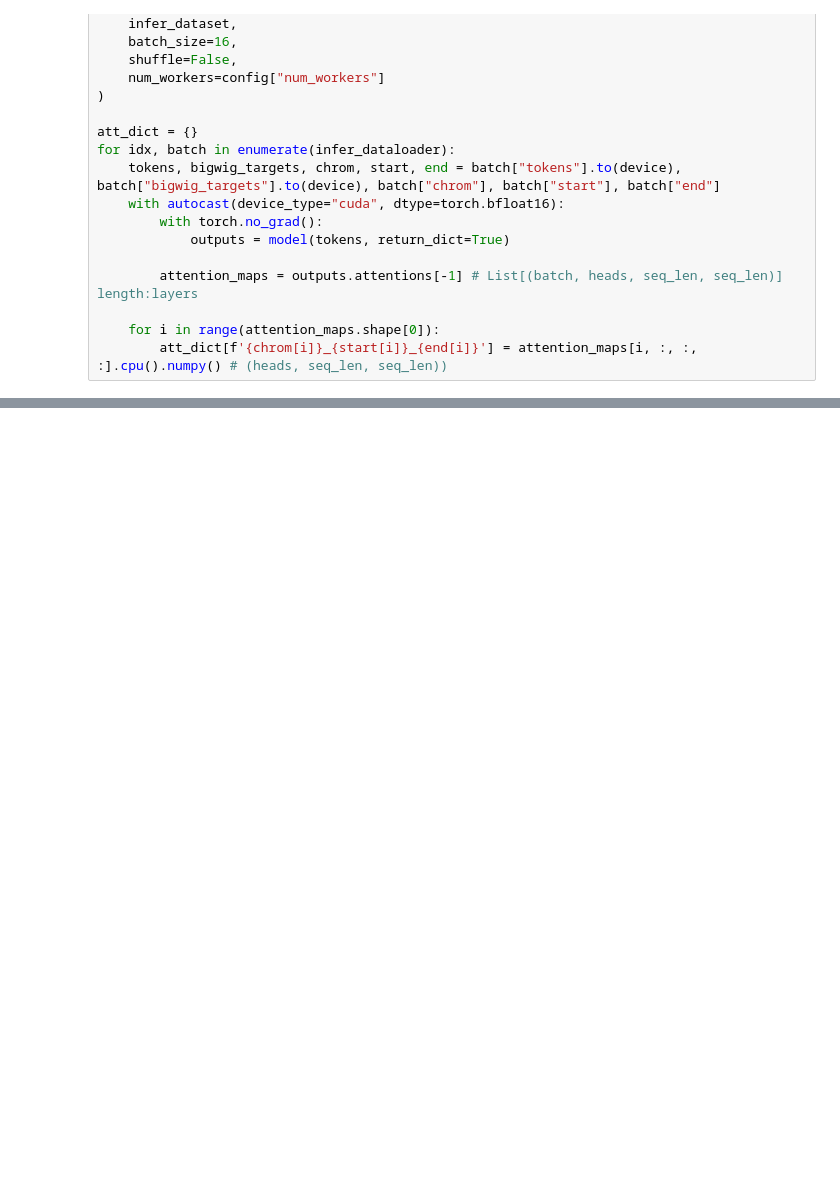
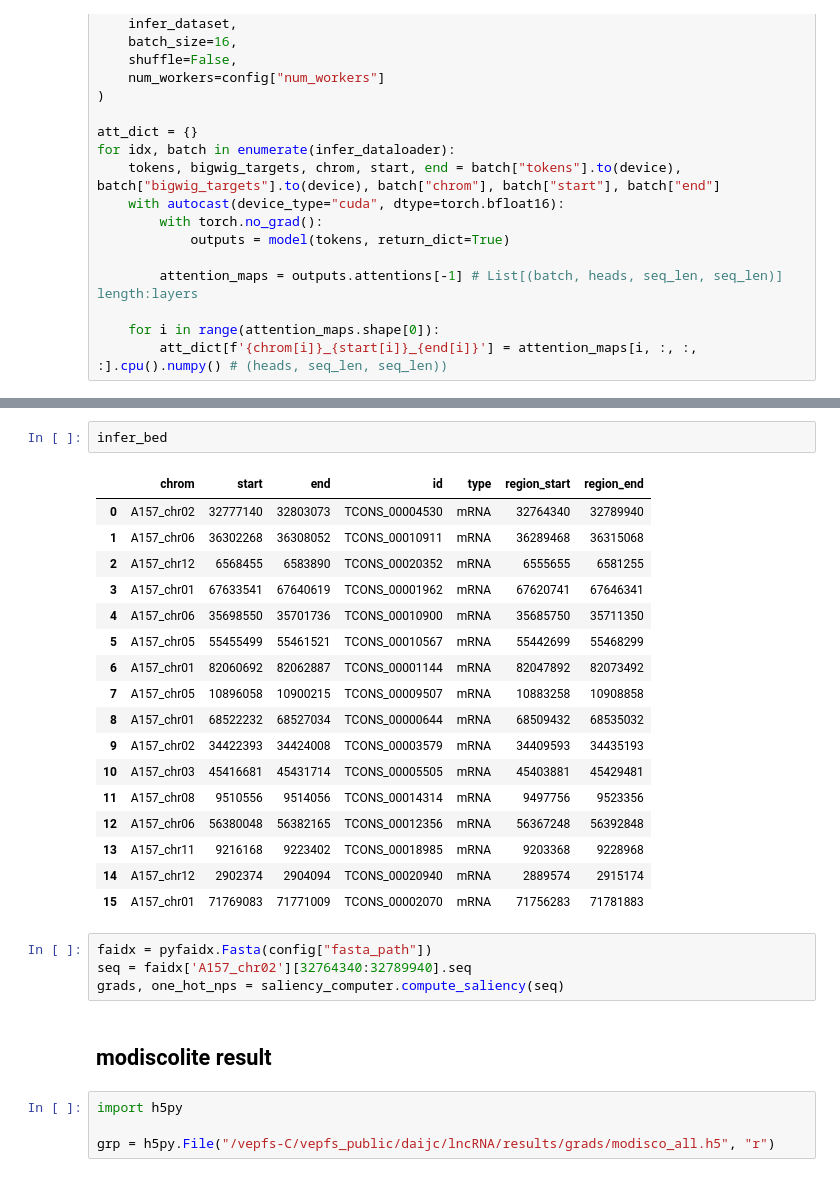
Before and after one commit to jkfo002/Finetune_NTv3, a Jupyter notebook: test.ipynb, the cells around one changed output, grey strips where cells are left out. Cells and saved outputs as stored; diff of their text form; blank space fills up the shorter version.

```diff
--- a/test.ipynb
+++ b/test.ipynb
@@ -682,0 +709,30 @@ tensor([[[-1.1345,  0.8283,  0.3306],
+# %%
+infer_bed
+# %% [output]
+|  | chrom | start | end | id | type | region_start | region_end |
+| 0 | A157_chr02 | 32777140 | 32803073 | TCONS_00004530 | mRNA | 32764340 | 32789940 |
+| 1 | A157_chr06 | 36302268 | 36308052 | TCONS_00010911 | mRNA | 36289468 | 36315068 |
+| 2 | A157_chr12 | 6568455 | 6583890 | TCONS_00020352 | mRNA | 6555655 | 6581255 |
+| 3 | A157_chr01 | 67633541 | 67640619 | TCONS_00001962 | mRNA | 67620741 | 67646341 |
+| 4 | A157_chr06 | 35698550 | 35701736 | TCONS_00010900 | mRNA | 35685750 | 35711350 |
+| 5 | A157_chr05 | 55455499 | 55461521 | TCONS_00010567 | mRNA | 55442699 | 55468299 |
+| 6 | A157_chr01 | 82060692 | 82062887 | TCONS_00001144 | mRNA | 82047892 | 82073492 |
+| 7 | A157_chr05 | 10896058 | 10900215 | TCONS_00009507 | mRNA | 10883258 | 10908858 |
+| 8 | A157_chr01 | 68522232 | 68527034 | TCONS_00000644 | mRNA | 68509432 | 68535032 |
+| 9 | A157_chr02 | 34422393 | 34424008 | TCONS_00003579 | mRNA | 34409593 | 34435193 |
+| 10 | A157_chr03 | 45416681 | 45431714 | TCONS_00005505 | mRNA | 45403881 | 45429481 |
+| 11 | A157_chr08 | 9510556 | 9514056 | TCONS_00014314 | mRNA | 9497756 | 9523356 |
+| 12 | A157_chr06 | 56380048 | 56382165 | TCONS_00012356 | mRNA | 56367248 | 56392848 |
+| 13 | A157_chr11 | 9216168 | 9223402 | TCONS_00018985 | mRNA | 9203368 | 9228968 |
+| 14 | A157_chr12 | 2902374 | 2904094 | TCONS_00020940 | mRNA | 2889574 | 2915174 |
+| 15 | A157_chr01 | 71769083 | 71771009 | TCONS_00002070 | mRNA | 71756283 | 71781883 |
+# %%
+faidx = pyfaidx.Fasta(config["fasta_path"])
+seq = faidx['A157_chr02'][32764340:32789940].seq
+grads, one_hot_nps = saliency_computer.compute_saliency(seq)
+# %% [markdown]
+## modiscolite result
+# %%
+import h5py
+
+grp = h5py.File("/vepfs-C/vepfs_public/daijc/lncRNA/results/grads/modisco_all.h5", "r")
```
Also changed, not shown: parts of 5 cells of this notebook, 9 other files.
